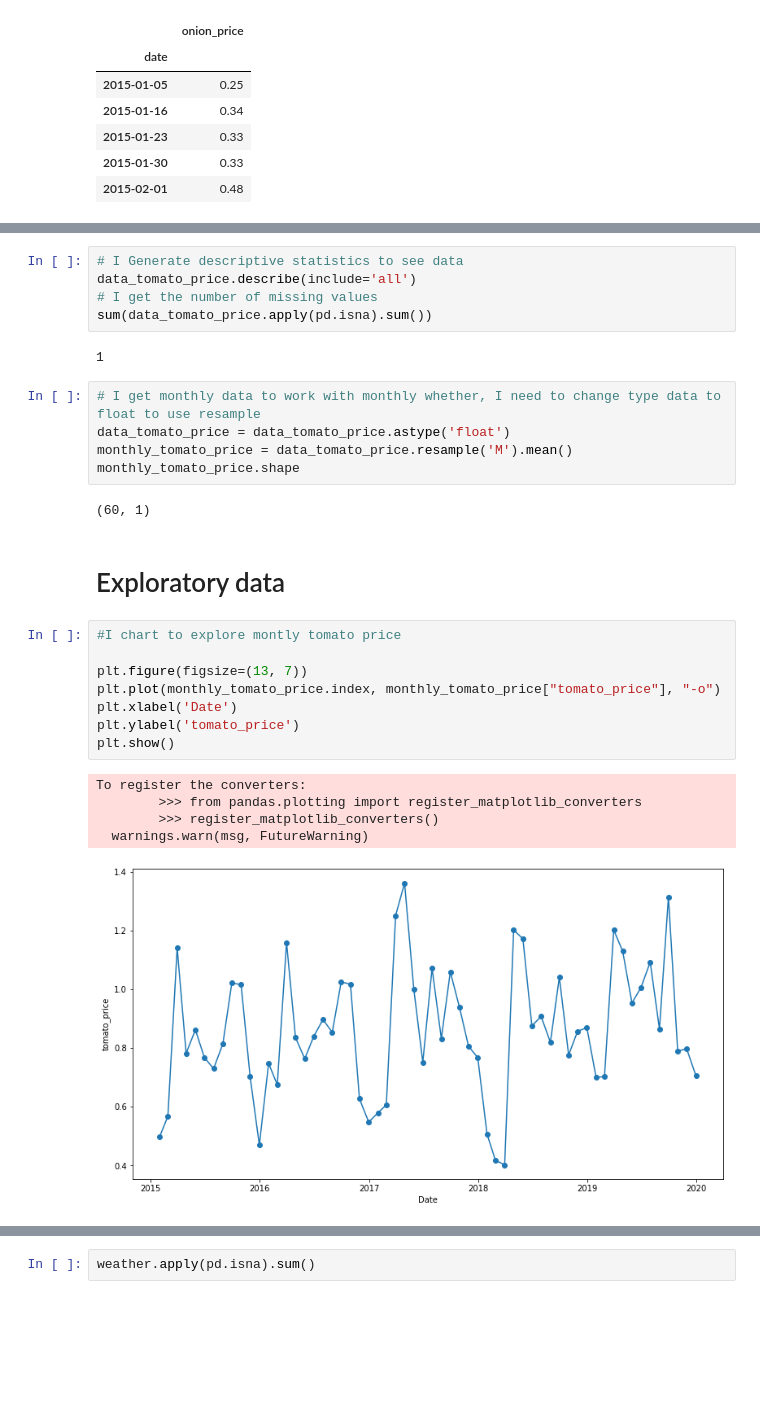
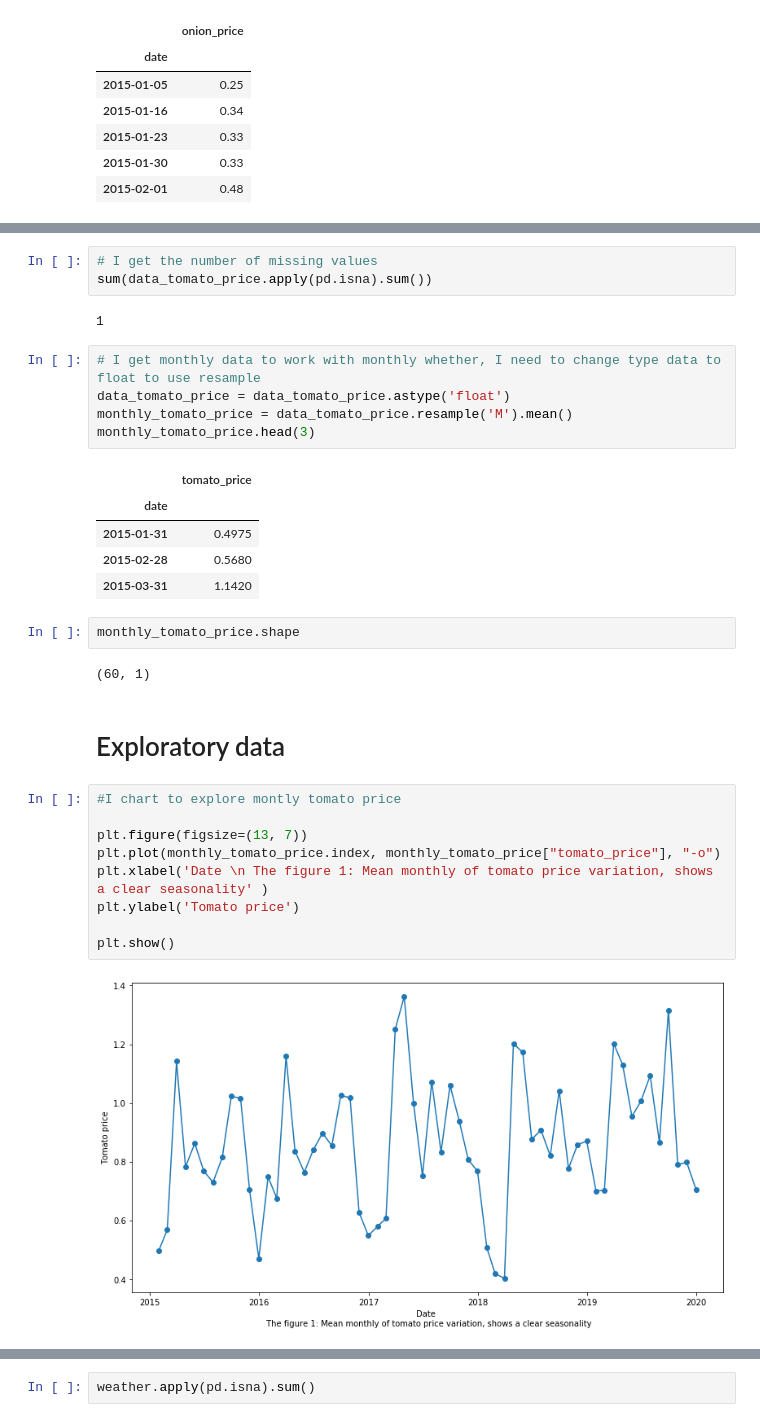
Before and after one commit to pola255/tomato-price, a Jupyter notebook: Exploratory data/Price tomato feature engineering and exploratory data.ipynb, the cells around one changed output, grey strips where cells are left out. Drawn from its saved outputs; the diff is of its cells as text; blank space fills up the shorter version.

Commit message:
Charts improvement

```diff
--- a/Exploratory data/Price tomato feature engineering and exploratory data.ipynb
+++ b/Exploratory data/Price tomato feature engineering and exploratory data.ipynb
@@ -125,6 +144,4 @@ data_onion_price.head()
 # %%
-# I Generate descriptive statistics to see data
-data_tomato_price.describe(include='all')
 # I get the number of missing values
 sum(data_tomato_price.apply(pd.isna).sum())
 # %% [output]
@@ -133,25 +150,30 @@ sum(data_tomato_price.apply(pd.isna).sum())
 # I get monthly data to work with monthly whether, I need to change type data to float to use resample
 data_tomato_price = data_tomato_price.astype('float')
 monthly_tomato_price = data_tomato_price.resample('M').mean()
-monthly_tomato_price.shape
+monthly_tomato_price.head(3)
 # %% [output]
-(60, 1)
+|  | tomato_price |
+| date |  |
+| 2015-01-31 | 0.4975 |
+| 2015-02-28 | 0.5680 |
+| 2015-03-31 | 1.1420 |
+# %%
+monthly_tomato_price.shape
+# %% [output]
+(60, 1)
 # %% [markdown]
 #  Exploratory data
 # %%
 #I chart to explore montly tomato price
 
 plt.figure(figsize=(13, 7))
 plt.plot(monthly_tomato_price.index, monthly_tomato_price["tomato_price"], "-o")
-plt.xlabel('Date')
-plt.ylabel('tomato_price')
+plt.xlabel('Date \n The figure 1: Mean monthly of tomato price variation, shows a clear seasonality' )
+plt.ylabel('Tomato price')
+
 plt.show()
 # %% [output]
-To register the converters:
-        >>> from pandas.plotting import register_matplotlib_converters
-        >>> register_matplotlib_converters()
-  warnings.warn(msg, FutureWarning)
-[figure, old version]
+[figure, new version]
 # %%
 # Histogram to explore montly tomato price
 plt.hist((monthly_tomato_price['tomato_price']), bins=20)
```
Also changed, not shown: parts of 6 cells of this notebook.
